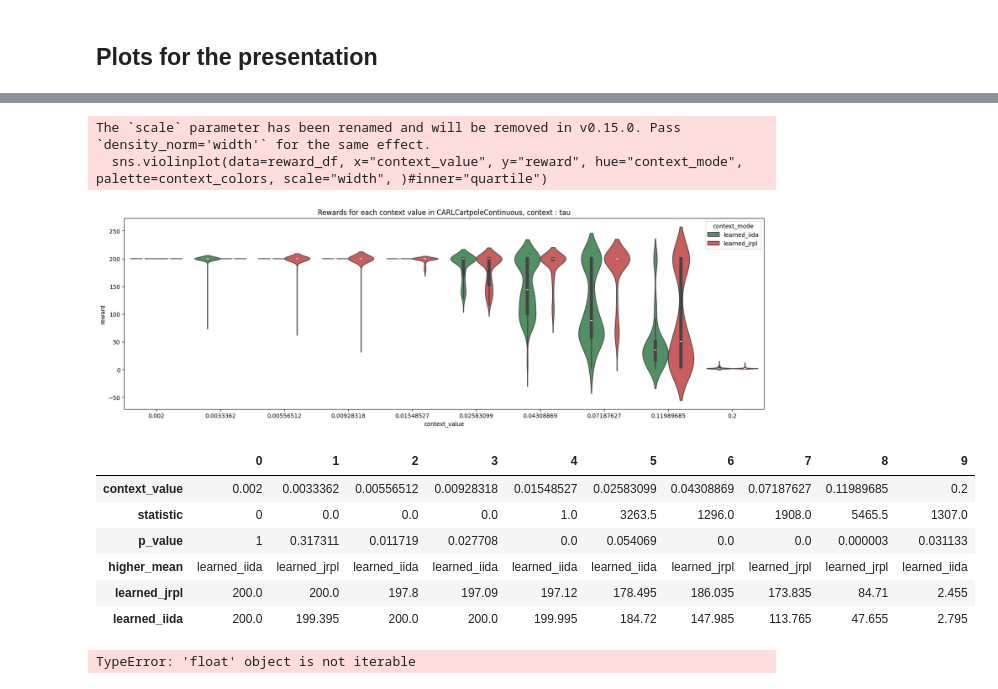
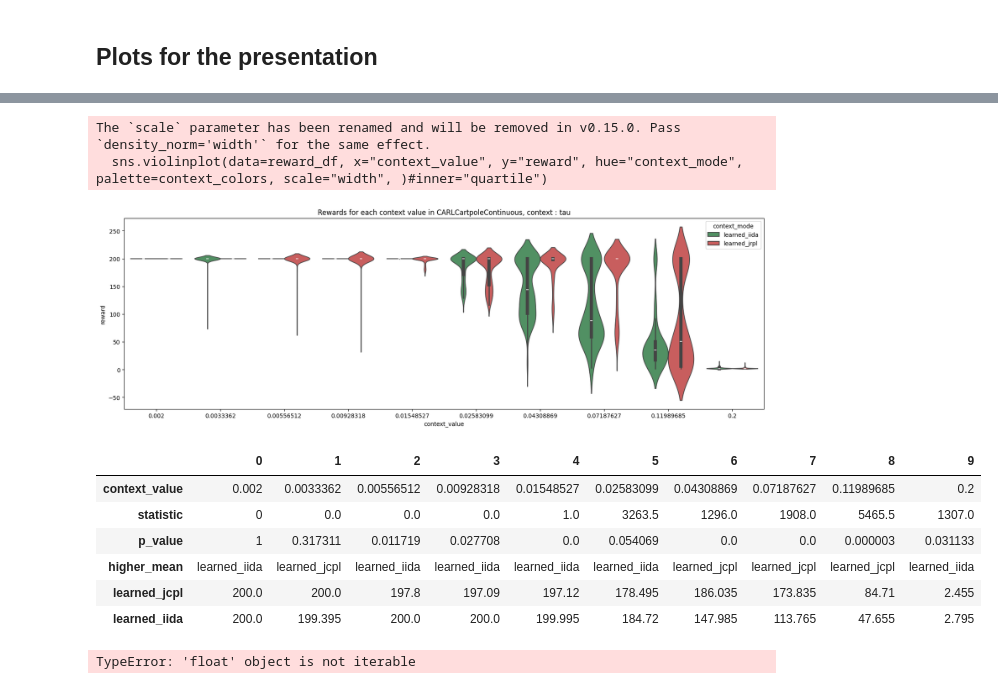
Before and after one commit to tidiane-camaret/contextual_rl_zero_shot, a Jupyter notebook: scripts/plots/plot_eval_rewards.ipynb, the cells around one changed output, grey strips where cells are left out. Saved outputs shown, nothing was run; the diff lists cells and outputs as text; code cells hidden in the pictures.

```diff
--- a/scripts/plot_eval_rewards.ipynb
+++ b/scripts/plots/plot_eval_rewards.ipynb
@@ -80,7 +80,7 @@ def plot_rewards(run_dir: str,
         plt.title(f"Rewards for each context value in {environment_name}")
     plt.show()
 
-    display(wilcoxon_test(reward_df, "learned_jrpl", "learned_iida").T)
+    display(wilcoxon_test(reward_df, "learned_jcpl", "learned_iida").T)
 
     """
     plot_p_values(wilcoxon_df)
@@ -161,21 +161,21 @@ The `scale` parameter has been renamed and will be removed in v0.15.0. Pass `den
 | learned_iida | -1320.142253 | -1313.341358 | -1273.821183 | -106.914943 | -51.011197 | -646.08119 | -981.950797 | -984.139031 | -954.298292 | -908.715053 |
 # %%
 plot_rewards("results/hydra/multirun/2024-02-08/13-15-57",
-             context_modes = ["learned_iida", "learned_jrpl"],
+             context_modes = ["learned_iida", "learned_jcpl"],
              context_colors = colors,
              #train_values=[0.00742415, 0.01238423, 0.02065813, 0.03445984, 0.05748248],
             #eval_values=[0.002     , 0.0033362 , 0.00556512, 0.00928318, 0.01548527, 0.02583099, 0.04308869, 0.07187627, 0.11989685, 0.2       ],
             environment_name="CARLCartpoleContinuous, context : tau")
 # %% [output]
 The `scale` parameter has been renamed and will be removed in v0.15.0. Pass `density_norm='width'` for the same effect.
   sns.violinplot(data=reward_df, x="context_value", y="reward", hue="context_mode", palette=context_colors, scale="width", )#inner="quartile")
 [figure]
 |  | 0 | 1 | 2 | 3 | 4 | 5 | 6 | 7 | 8 | 9 |
 | context_value | 0.002 | 0.0033362 | 0.00556512 | 0.00928318 | 0.01548527 | 0.02583099 | 0.04308869 | 0.07187627 | 0.11989685 | 0.2 |
 | statistic | 0 | 0.0 | 0.0 | 0.0 | 1.0 | 3263.5 | 1296.0 | 1908.0 | 5465.5 | 1307.0 |
 | p_value | 1 | 0.317311 | 0.011719 | 0.027708 | 0.0 | 0.054069 | 0.0 | 0.0 | 0.000003 | 0.031133 |
-| higher_mean | learned_iida | learned_jrpl | learned_iida | learned_iida | learned_iida | learned_iida | learned_jrpl | learned_jrpl | learned_jrpl | learned_iida |
-| learned_jrpl | 200.0 | 200.0 | 197.8 | 197.09 | 197.12 | 178.495 | 186.035 | 173.835 | 84.71 | 2.455 |
+| higher_mean | learned_iida | learned_jcpl | learned_iida | learned_iida | learned_iida | learned_iida | learned_jcpl | learned_jcpl | learned_jcpl | learned_iida |
+| learned_jcpl | 200.0 | 200.0 | 197.8 | 197.09 | 197.12 | 178.495 | 186.035 | 173.835 | 84.71 | 2.455 |
 | learned_iida | 200.0 | 199.395 | 200.0 | 200.0 | 199.995 | 184.72 | 147.985 | 113.765 | 47.655 | 2.795 |
 # %%
 # Env: CARLBraxAnt, context: mass_torso, total_timesteps: 30000
```
Also changed, not shown: parts of 10 cells of this notebook, 53 other files.
